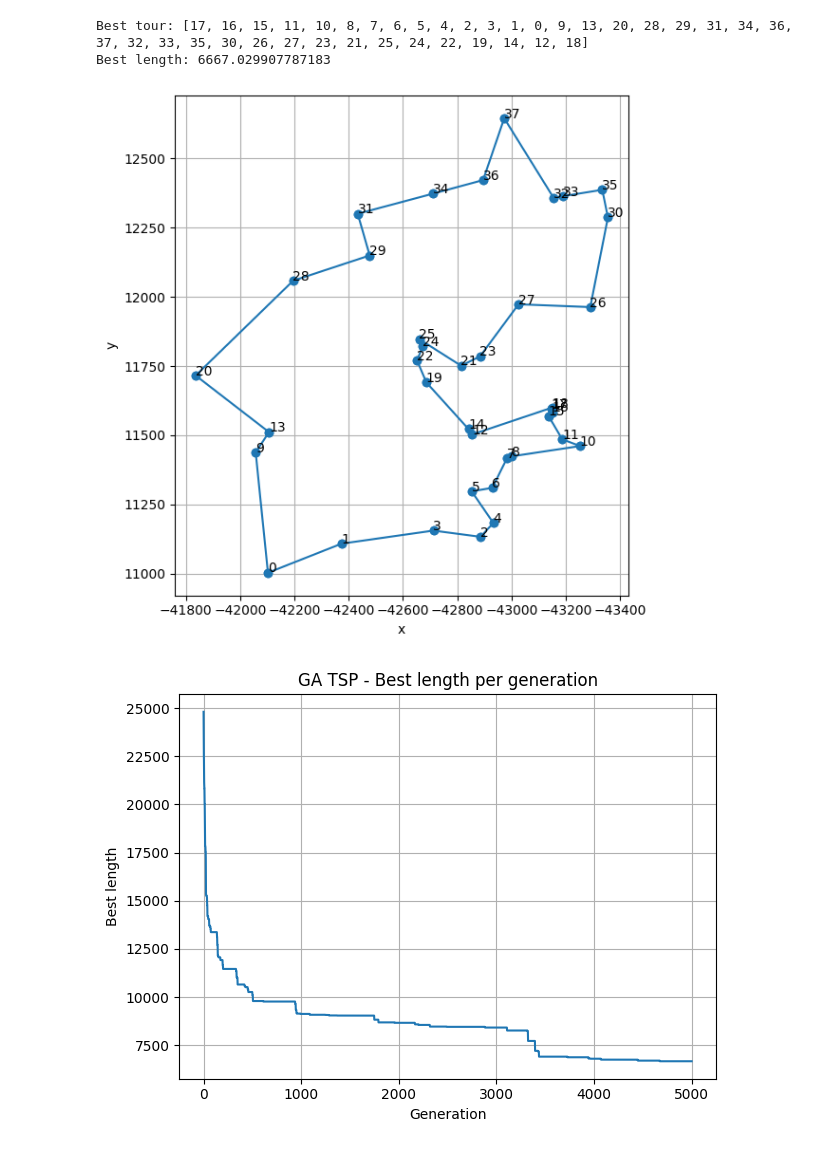
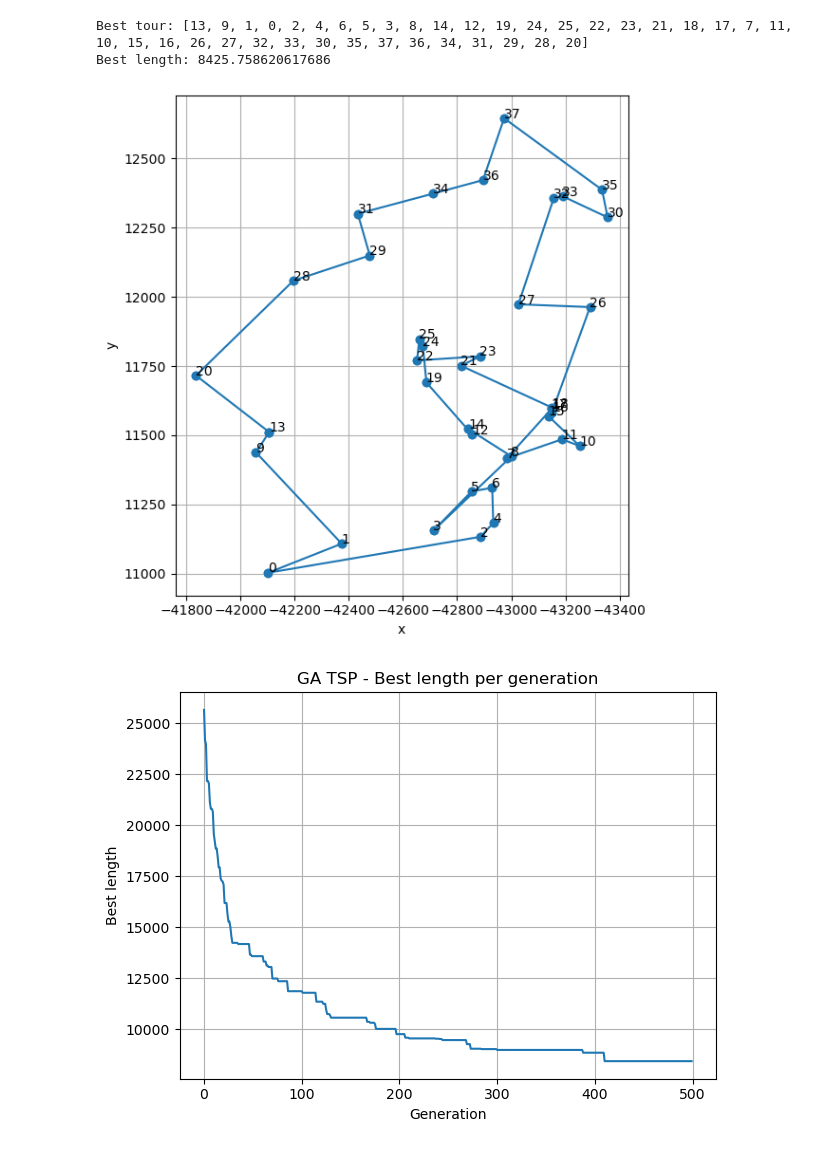
Before and after one commit to takuro913/fukumoto_lec, a Jupyter notebook: tsp_dev.ipynb, the cells around one changed output. Saved outputs shown, nothing was run; the diff lists cells and outputs as text; code cells hidden in the pictures.

```diff
--- a/tsp_dev.ipynb
+++ b/tsp_dev.ipynb
@@ -231,36 +231,36 @@ def rotate_cities_90ccw(cities):
 # 各世代の最良距離の推移をプロット
 def plot_history(best_history):
 
     plt.figure()
     plt.plot(best_history)
     plt.xlabel("Generation")
     plt.ylabel("Best length")
     plt.title("GA TSP - Best length per generation")
     plt.grid(True)
     plt.tight_layout()
     plt.show()
 
 
 
 
 if __name__ == "__main__":
     cities, best_tour, best_len, best_history = ga_tsp(
         num_cities=38,#都市数
-        pop_size=10,#個体数（各世代の親の数）
-        generations=5000,#世代数
+        pop_size=20,#個体数（各世代の親の数）
+        generations=500,#世代数
         crossover_rate=0.9,#交叉率
         mutation_rate=0.2,#突然変異率
         seed=0,#seed=0で乱数の固定。毎回同じ都市配置・同じ最良経路になる。１にすると全く違う都市配置になる。
     )
     cities = rotate_cities_90ccw(cities)
 
     print("Best tour:", best_tour)
     print("Best length:", best_len)
 
     plot_tour(cities, best_tour, best_len)
     plot_history(best_history)
 # %% [output]
-Best tour: [17, 16, 15, 11, 10, 8, 7, 6, 5, 4, 2, 3, 1, 0, 9, 13, 20, 28, 29, 31, 34, 36, 37, 32, 33, 35, 30, 26, 27, 23, 21, 25, 24, 22, 19, 14, 12, 18]
-Best length: 6667.029907787183
+Best tour: [13, 9, 1, 0, 2, 4, 6, 5, 3, 8, 14, 12, 19, 24, 25, 22, 23, 21, 18, 17, 7, 11, 10, 15, 16, 26, 27, 32, 33, 30, 35, 37, 36, 34, 31, 29, 28, 20]
+Best length: 8425.758620617686
-[figure, old version]
+[figure, new version]
-[figure, old version]
+[figure, new version]
```
Also changed, not shown: 1 other file.
